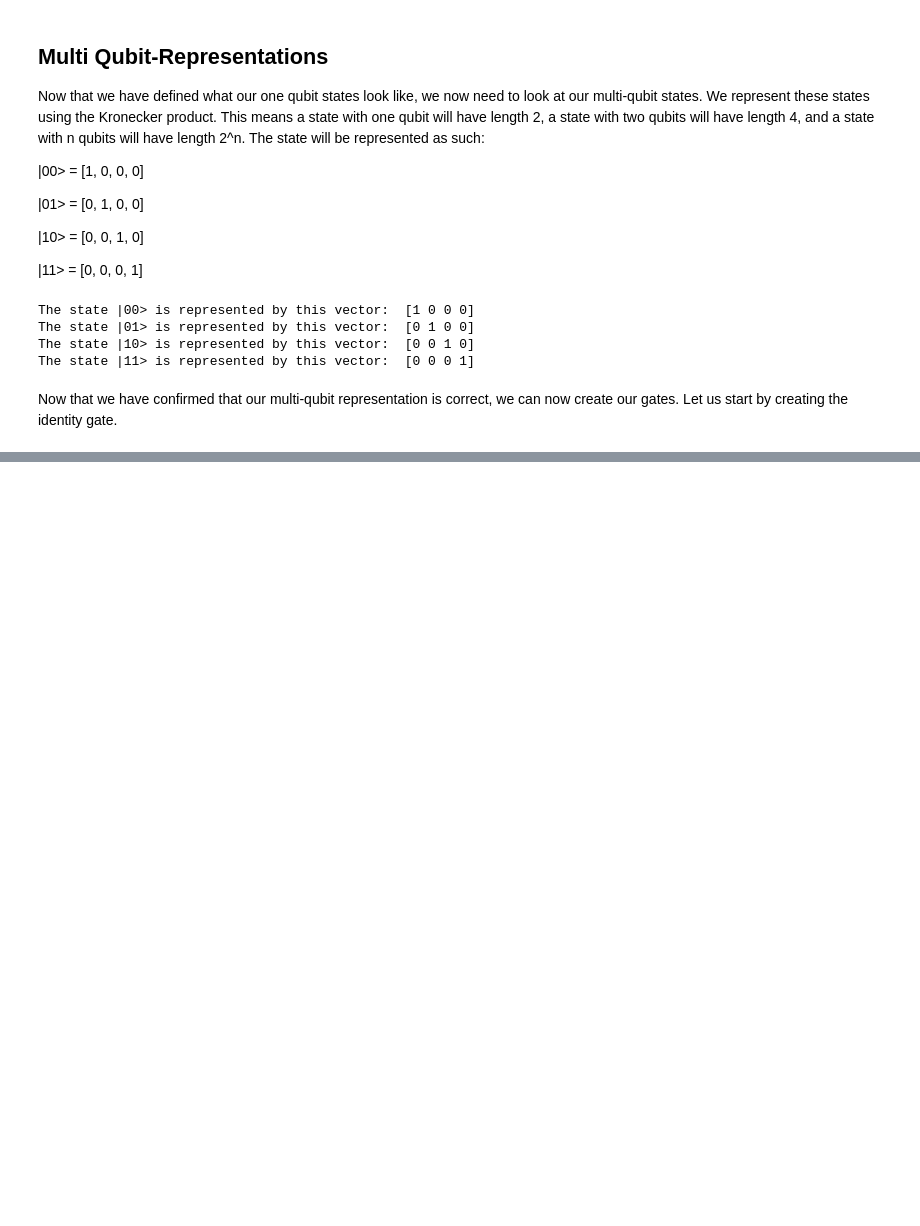
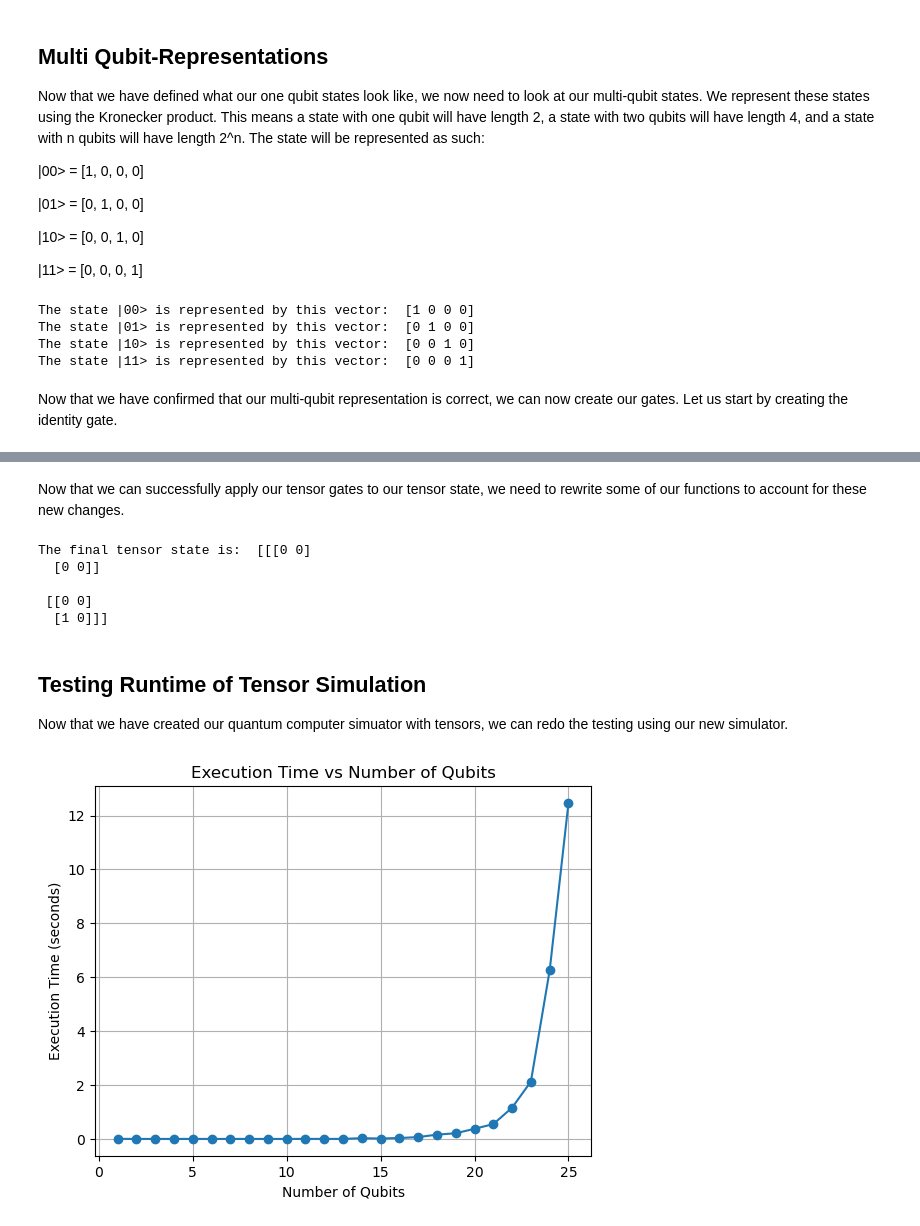
Before and after one commit to wang-anthony03/statevectorsim, a Jupyter notebook: simulator.ipynb, the cells around one changed output, grey strips where cells are left out. Saved outputs shown, nothing was run; the diff lists cells and outputs as text; code cells hidden in the pictures; blank space fills up the shorter version.

Commit message:
created simulators and sampler

```diff
--- a/simulator.ipynb
+++ b/simulator.ipynb
@@ -48,0 +425,2 @@ After passing the qubit |1> through the I gate, we get:  [0. 1.]
+# %% [markdown]
+Now that we can successfully apply our tensor gates to our tensor state, we need to rewrite some of our functions to account for these new changes.
@@ -48,0 +456,60 @@ After passing the qubit |1> through the I gate, we get:  [0. 1.]
+# %%
+create_initial_tensor_state([0, 0, 0])
+layers = [[X, I, I], [T_CNOT, I]]
+final_state = apply_tensor_layers(layers, create_initial_tensor_state([0, 0, 0]))
+print("The final tensor state is: ", final_state)
+# %% [output]
+The final tensor state is:  [[[0 0]
+  [0 0]]
+
+ [[0 0]
+  [1 0]]]
+# %% [markdown]
+## Testing Runtime of Tensor Simulation
+
+Now that we have created our quantum computer simuator with tensors, we can redo the testing using our new simulator.
+# %%
+def create_random_tensor_layers(num_layers, num_qubits):
+    gates = [H, I, X, Y, Z, T_CNOT, T_InverseCNOT]
+    layers = []
+    for i in range(num_layers):
+        cur_layer = []
+        j = 0
+        while (j < num_qubits):
+            gate = np.random.choice(range(7))
+            cur_layer.append(gates[gate])
+            j += 1
+            if gate == 5 or gate == 6:
+                j += 1
+                if j > num_qubits:
+                    cur_layer.pop()
+                    j -= 2
+        layers.append(cur_layer)
+    return layers
+# %%
+depth = 5
+qubit_values = range(1, 26)
+execution_times = []
+
+for num_qubits in qubit_values:
+    start_time = time.time()
+
+    state = create_random_state(num_qubits)
+    state = create_initial_tensor_state(state)
+
+
+    circuit = create_random_tensor_layers(depth, num_qubits)
+
+    apply_tensor_layers(circuit, state)
+    end_time = time.time()
+    execution_times.append(end_time - start_time)
+
+# Plot the results
+plt.plot(qubit_values, execution_times, marker='o')
+plt.xlabel('Number of Qubits')
+plt.ylabel('Execution Time (seconds)')
+plt.title('Execution Time vs Number of Qubits')
+plt.grid(True)
+plt.show()
+# %% [output]
+[figure, added]
```
Also changed, not shown: parts of 35 cells of this notebook.
